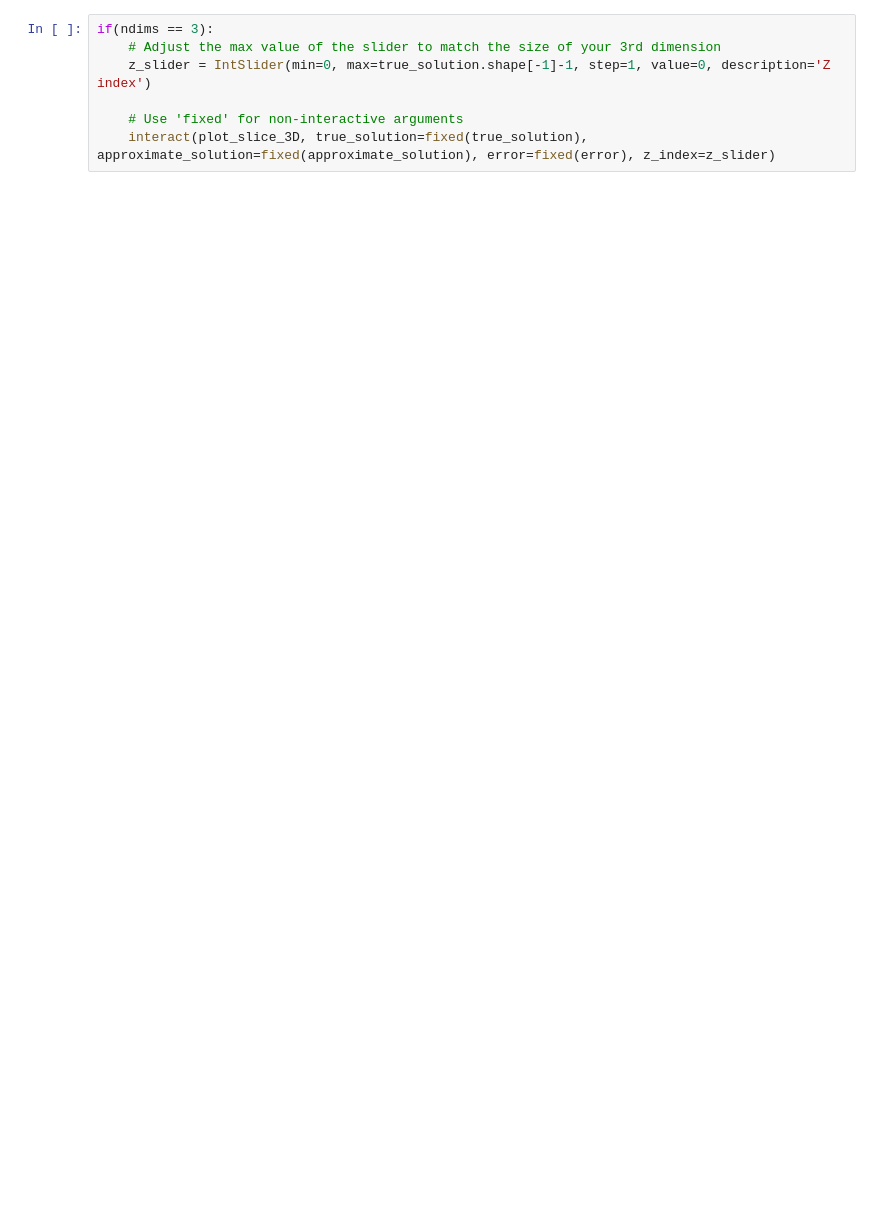
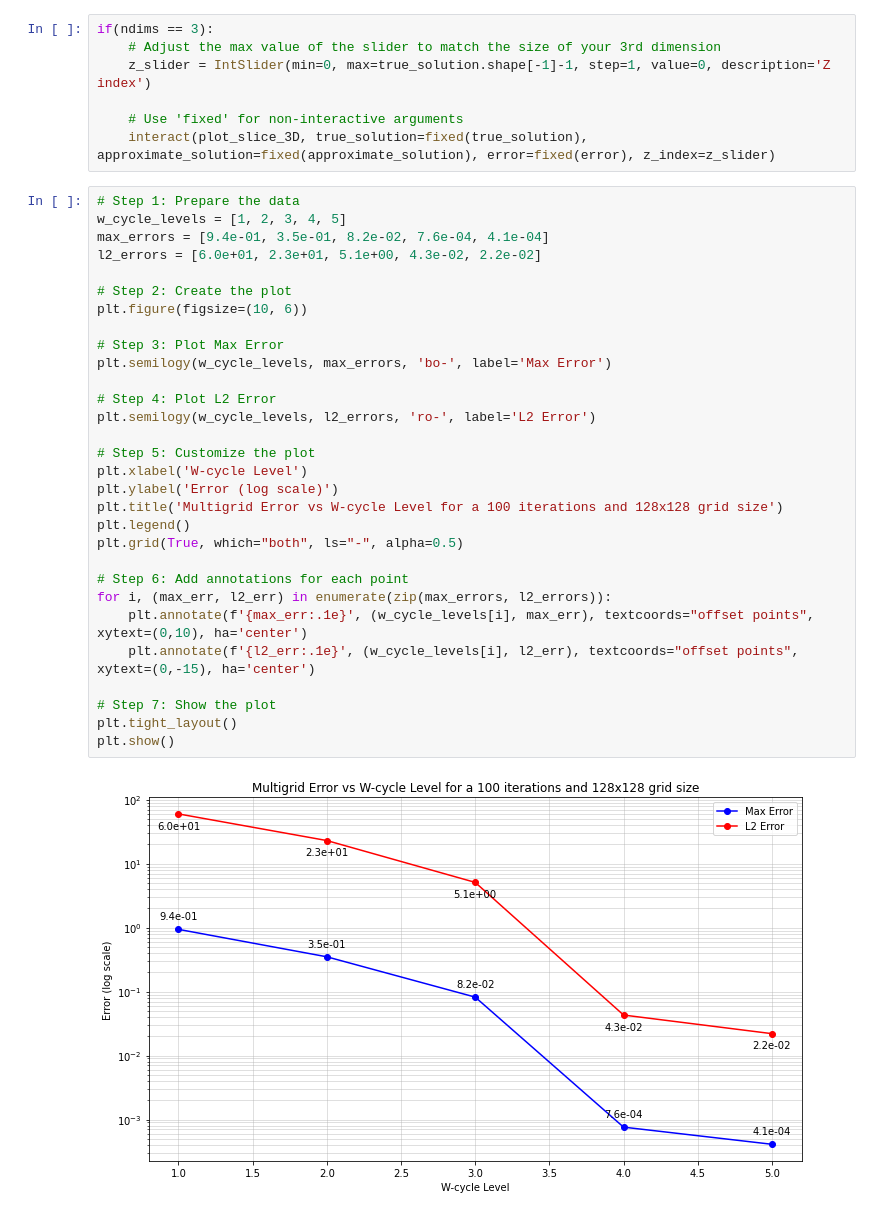
Before and after one commit to alex2001zow/Parallel_High-Order_FD_NS, a Jupyter notebook: python/read_system_solution.ipynb, the cells around one changed output. Cells and saved outputs as stored; diff of their text form; blank space fills up the shorter version.

```diff
--- a/python/read_system_solution.ipynb
+++ b/python/read_system_solution.ipynb
@@ -240,3 +240,35 @@ if(ndims == 3):
 
     # Use 'fixed' for non-interactive arguments
     interact(plot_slice_3D, true_solution=fixed(true_solution), approximate_solution=fixed(approximate_solution), error=fixed(error), z_index=z_slider)
+# %%
+# Step 1: Prepare the data
+w_cycle_levels = [1, 2, 3, 4, 5]
+max_errors = [9.4e-01, 3.5e-01, 8.2e-02, 7.6e-04, 4.1e-04]
+l2_errors = [6.0e+01, 2.3e+01, 5.1e+00, 4.3e-02, 2.2e-02]
+
+# Step 2: Create the plot
+plt.figure(figsize=(10, 6))
+
+# Step 3: Plot Max Error
+plt.semilogy(w_cycle_levels, max_errors, 'bo-', label='Max Error')
+
+# Step 4: Plot L2 Error
+plt.semilogy(w_cycle_levels, l2_errors, 'ro-', label='L2 Error')
+
+# Step 5: Customize the plot
+plt.xlabel('W-cycle Level')
+plt.ylabel('Error (log scale)')
+plt.title('Multigrid Error vs W-cycle Level for a 100 iterations and 128x128 grid size')
+plt.legend()
+plt.grid(True, which="both", ls="-", alpha=0.5)
+
+# Step 6: Add annotations for each point
+for i, (max_err, l2_err) in enumerate(zip(max_errors, l2_errors)):
+    plt.annotate(f'{max_err:.1e}', (w_cycle_levels[i], max_err), textcoords="offset points", xytext=(0,10), ha='center')
+    plt.annotate(f'{l2_err:.1e}', (w_cycle_levels[i], l2_err), textcoords="offset points", xytext=(0,-15), ha='center')
+
+# Step 7: Show the plot
+plt.tight_layout()
+plt.show()
+# %% [output]
+[figure, added]
```
Also changed, not shown: parts of 11 cells of this notebook, 5 other files.
